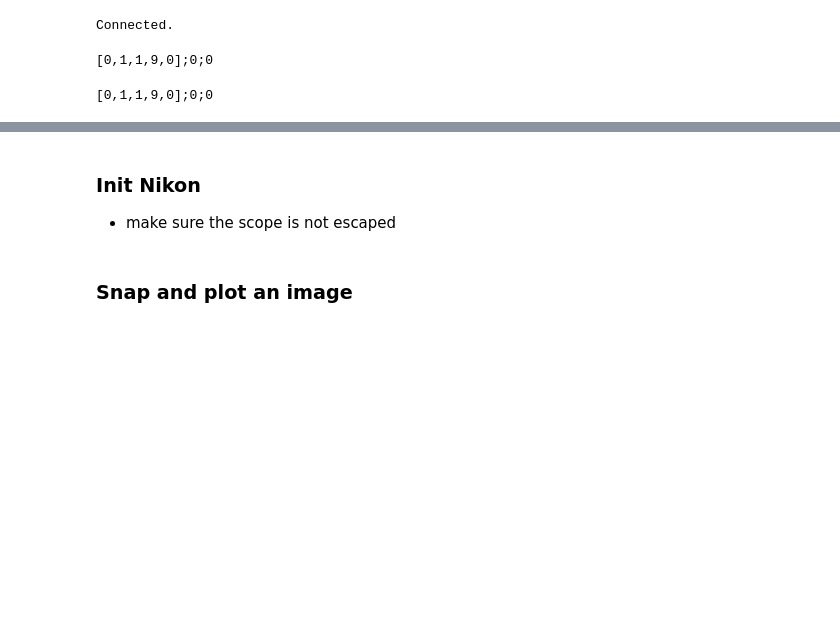
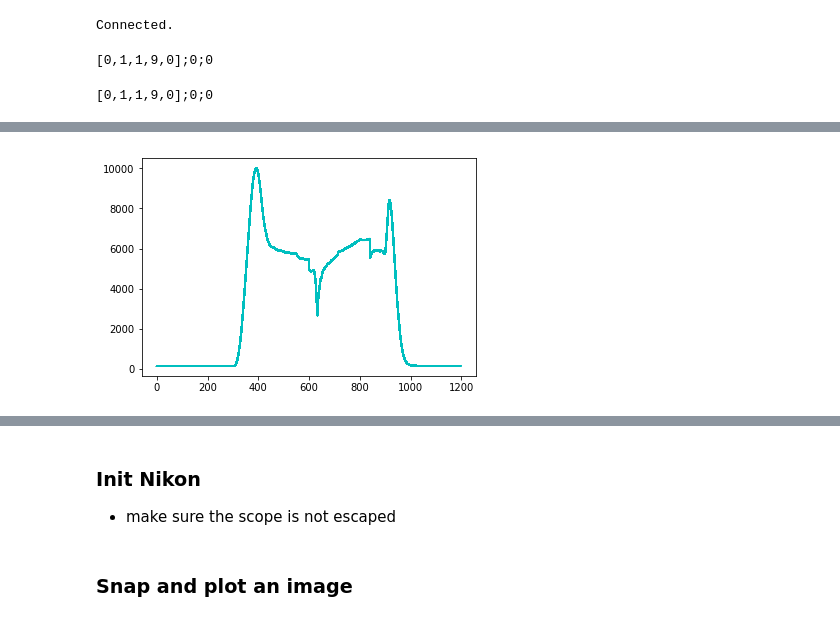
Before and after one commit to DanielScottEaton/LiquidHandling, a Jupyter notebook: MicroManager_control/MicroManager_Control.ipynb, the cells around one changed output, grey strips where cells are left out. Cells and saved outputs as stored; diff of their text form; code cells hidden in the pictures; blank space fills up the shorter version.

```diff
--- a/MicroManager_control/MicroManager_Control.ipynb
+++ b/MicroManager_control/MicroManager_Control.ipynb
@@ -176,0 +329,2 @@ Imageing...
+# %%
+handler_1 = mar.handlerCore()
@@ -176,0 +362,92 @@ Imageing...
+# %%
+handler_1.set_valve_state("Probe 1",1)
+handler_1.set_pump_state(2000)
+
+fluo_vals = []
+for i in range(60*fast_mins):
+    ti = time.time()
+
+    Ti5.mmc.setShutterOpen(Ti5.shutter_name,True)
+    img = Ti5.snap_image()
+    Ti5.mmc.setShutterOpen(Ti5.shutter_name,False)
+    fluo_val = np.percentile(img.flatten(),90)
+    fluo_vals.append(fluo_val)
+
+    pl.plot(fluo_vals,c="c")
+    display.clear_output(wait=True)
+    display.display(pl.gcf())
+
+    tf = time.time()
+    del_t = tf-ti
+    rem = max(0.,1.-del_t)
+    print(rem)
+
+    time.sleep(rem)
+
+handler_1.set_pump_state(500)
+handler_1.set_valve_state("Probe 1",0)
+
+for i in range(60*slow_mins):
+    ti = time.time()
+
+    Ti5.mmc.setShutterOpen(Ti5.shutter_name,True)
+    img = Ti5.snap_image()
+    Ti5.mmc.setShutterOpen(Ti5.shutter_name,False)
+    fluo_val = np.percentile(img.flatten(),90)
+    fluo_vals.append(fluo_val)
+
+    pl.plot(fluo_vals,c="c")
+    display.clear_output(wait=True)
+    display.display(pl.gcf())
+
+    tf = time.time()
+    del_t = tf-ti
+    rem = max(0.,1.-del_t)
+
+    time.sleep(rem)
+
+handler_1.set_valve_state("Probe 3",1)
+handler_1.set_pump_state(2000)
+
+for i in range(60*fast_mins):
+    ti = time.time()
+
+    Ti5.mmc.setShutterOpen(Ti5.shutter_name,True)
+    img = Ti5.snap_image()
+    Ti5.mmc.setShutterOpen(Ti5.shutter_name,False)
+    fluo_val = np.percentile(img.flatten(),90)
+    fluo_vals.append(fluo_val)
+
+    pl.plot(fluo_vals,c="c")
+    display.clear_output(wait=True)
+    display.display(pl.gcf())
+
+    tf = time.time()
+    del_t = tf-ti
+    rem = max(0.,1.-del_t)
+
+    time.sleep(rem)
+
+handler_1.set_pump_state(500)
+handler_1.set_valve_state("Probe 3",0)
+
+for i in range(60*slow_mins):
+    ti = time.time()
+
+    Ti5.mmc.setShutterOpen(Ti5.shutter_name,True)
+    img = Ti5.snap_image()
+    Ti5.mmc.setShutterOpen(Ti5.shutter_name,False)
+    fluo_val = np.percentile(img.flatten(),90)
+    fluo_vals.append(fluo_val)
+
+    pl.plot(fluo_vals,c="c")
+    display.clear_output(wait=True)
+    display.display(pl.gcf())
+
+    tf = time.time()
+    del_t = tf-ti
+    rem = max(0.,1.-del_t)
+
+    time.sleep(rem)
+# %% [output]
+[figure, added]
```
Also changed, not shown: parts of 51 cells of this notebook, 3 other files.
